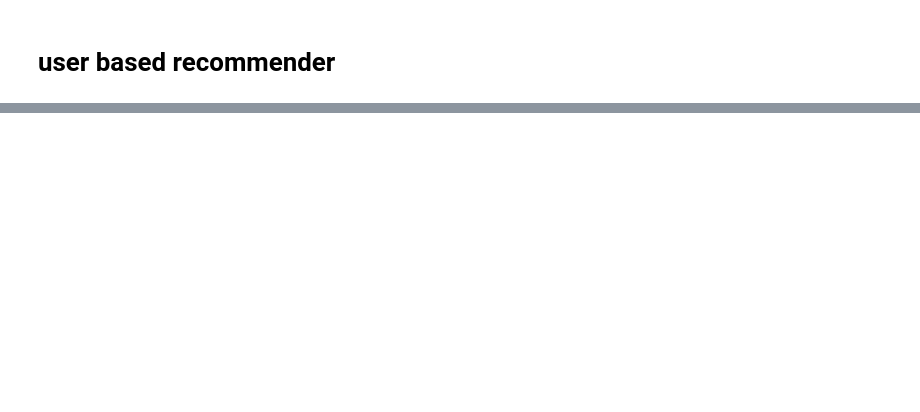
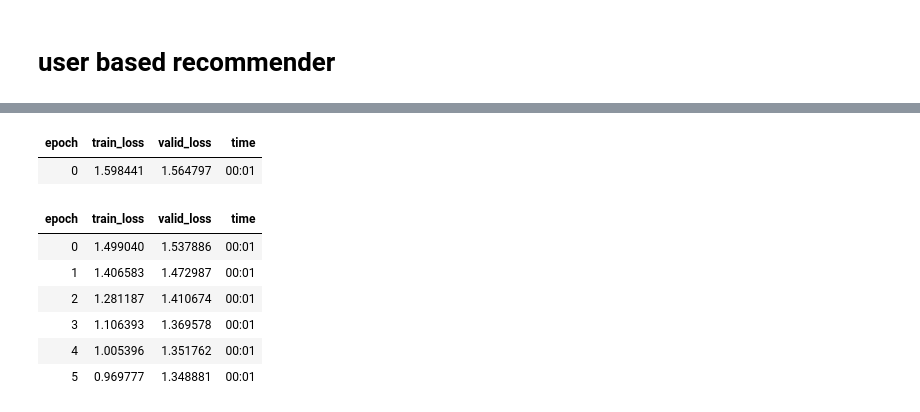
Before and after one commit to perought/recommender-web-site, a Jupyter notebook: build-recommender.ipynb, the cells around one changed output, grey strips where cells are left out. Cells and saved outputs as stored; diff of their text form; code cells hidden in the pictures; blank space fills up the shorter version.

```diff
--- a/build-recommender.ipynb
+++ b/build-recommender.ipynb
@@ -581,0 +598,15 @@ svd.predict(1, 20, 3) # how much would rate user 1 to movie 20
+# %%
+book_dataset = pd.read_csv("datasets-site/books_dataset.csv", usecols=["id", "title"])
+book_dataset = book_dataset.rename(columns={"id": "book_id"})
+print(book_dataset.shape)
+book_dataset.head(2)
+
+book_ratings = pd.read_csv("datasets-site/books_ratings.csv")
+book_ratings = book_ratings[["user_id", "book_id", "rating"]]
+book_ratings = book_ratings.merge(book_dataset)
+print(book_ratings.shape)
+book_ratings.head(2)
+
+book_ratings = pd.read_csv("books_ratings.csv")
+print(book_ratings.shape)
+book_ratings.head(2)
@@ -581,0 +618,14 @@ svd.predict(1, 20, 3) # how much would rate user 1 to movie 20
+# %%
+book_dls = CollabDataLoaders.from_df(book_ratings, item_name='title', seed=1)
+book_learn = collab_learner(book_dls, y_range=(0.5, 5.5))
+book_learn.fine_tune(6, wd=0.1)
+# %% [output]
+| epoch | train_loss | valid_loss | time |
+| 0 | 1.598441 | 1.564797 | 00:01 |
+| epoch | train_loss | valid_loss | time |
+| 0 | 1.499040 | 1.537886 | 00:01 |
+| 1 | 1.406583 | 1.472987 | 00:01 |
+| 2 | 1.281187 | 1.410674 | 00:01 |
+| 3 | 1.106393 | 1.369578 | 00:01 |
+| 4 | 1.005396 | 1.351762 | 00:01 |
+| 5 | 0.969777 | 1.348881 | 00:01 |
```
Also changed, not shown: parts of 31 cells of this notebook.
